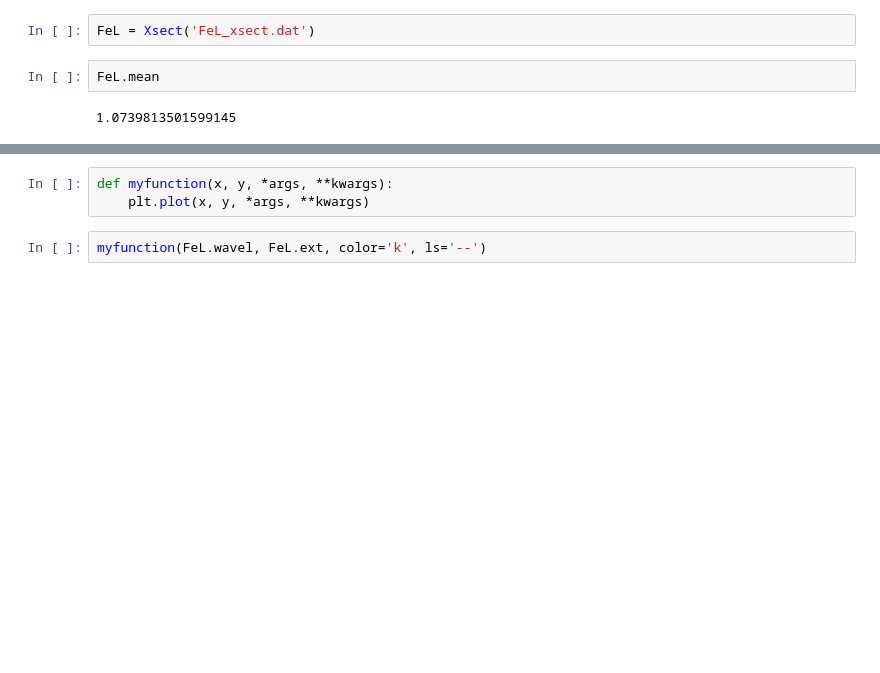
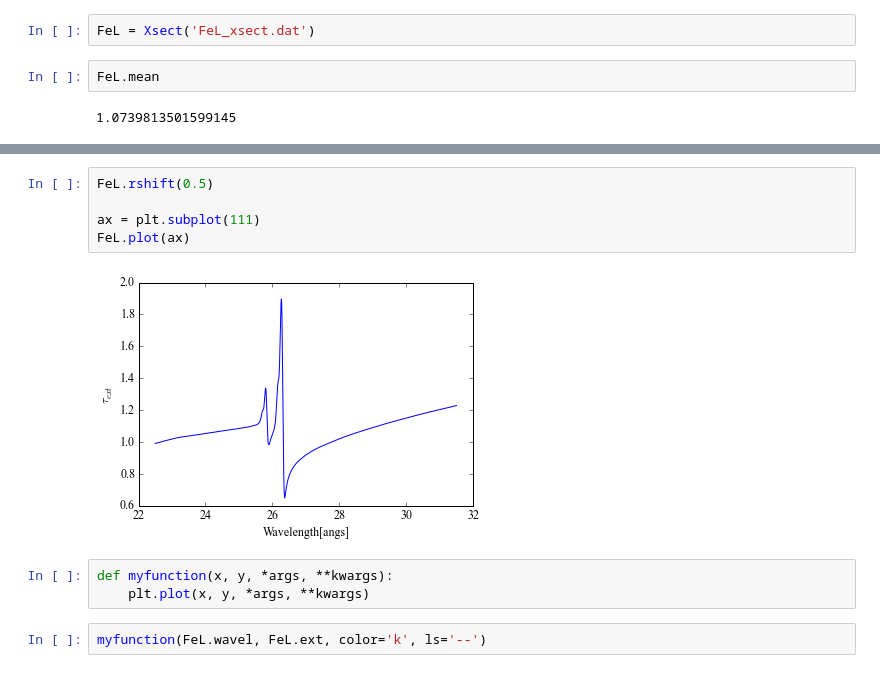
Before and after one commit to eblur/mki-code, a Jupyter notebook: demo.ipynb, the cells around one changed output, grey strips where cells are left out. Cells and saved outputs as stored; diff of their text form; blank space fills up the shorter version.

```diff
--- a/demo.ipynb
+++ b/demo.ipynb
@@ -95,3 +98,10 @@ ax.tick_params(labelsize=12)
+# %%
+FeL.rshift(0.5)
+
+ax = plt.subplot(111)
+FeL.plot(ax)
+# %% [output]
+[figure, added]
 # %%
 def myfunction(x, y, *args, **kwargs):
     plt.plot(x, y, *args, **kwargs)
```
Also changed, not shown: parts of 5 cells of this notebook.
